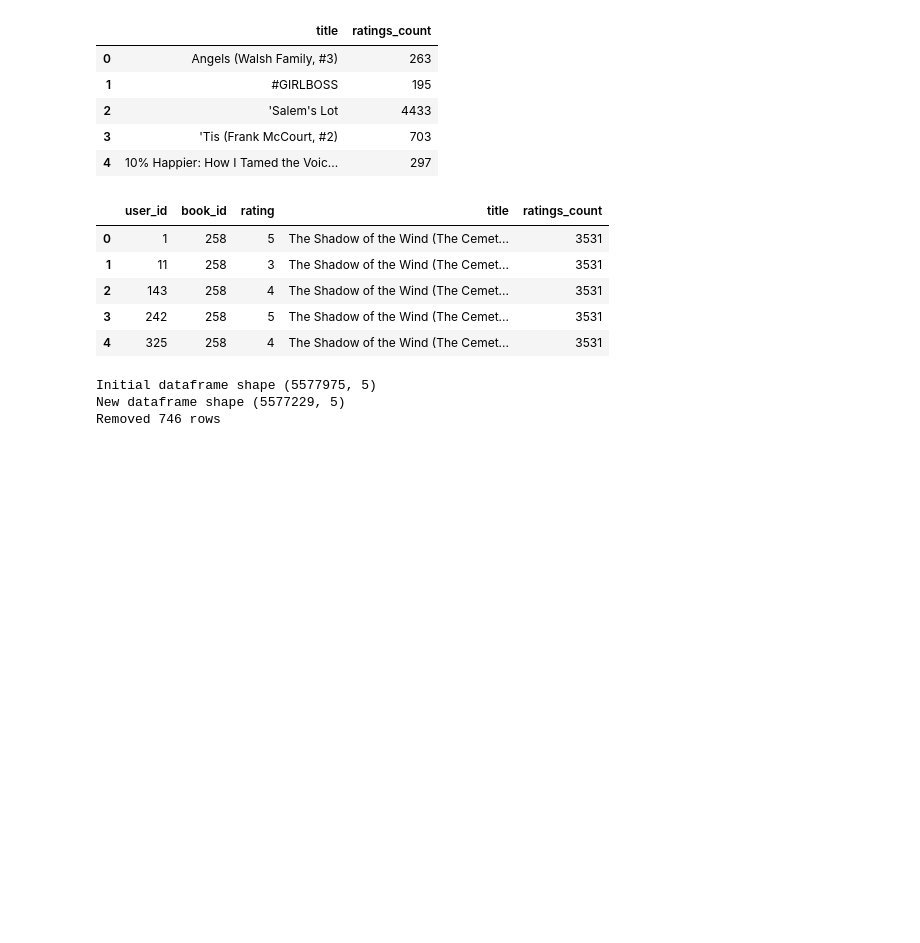
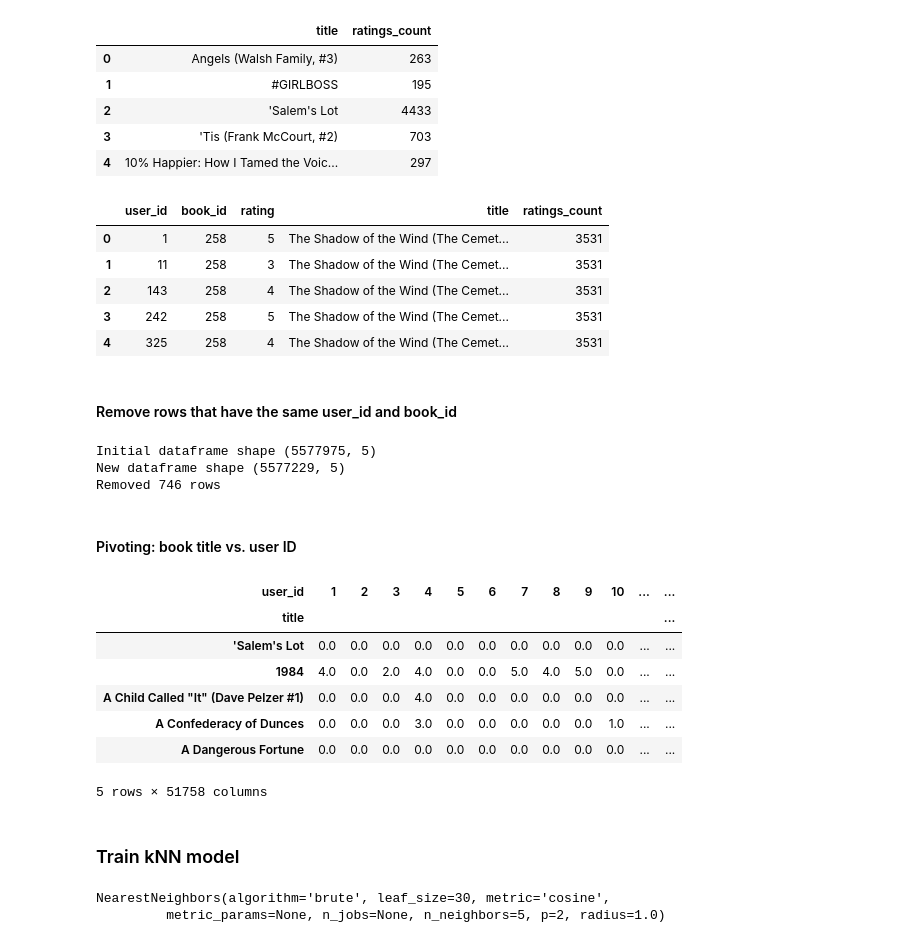
Before and after one commit to nminnie/Books-recommender, a Jupyter notebook: goodreads_recommendations.ipynb, the cells around one changed output. Saved outputs shown, nothing was run; the diff lists cells and outputs as text; code cells hidden in the pictures; blank space fills up the shorter version.

Commit message:
Added kNN model

```diff
--- a/goodreads_recommendations.ipynb
+++ b/goodreads_recommendations.ipynb
@@ -85,4 +87,6 @@ rating_with_count.head()
 | 2 | 143 | 258 | 4 | The Shadow of the Wind (The Cemet... | 3531 |
 | 3 | 242 | 258 | 5 | The Shadow of the Wind (The Cemet... | 3531 |
 | 4 | 325 | 258 | 4 | The Shadow of the Wind (The Cemet... | 3531 |
+# %% [markdown]
+#### Remove rows that have the same user_id and book_id
 # %%
@@ -98,3 +101,31 @@ if not rating_with_count[rating_with_count.duplicated(['user_id', 'title'])].emp
 Initial dataframe shape (5577975, 5)
 New dataframe shape (5577229, 5)
 Removed 746 rows
+# %% [markdown]
+#### Pivoting: book title vs. user ID
+# %%
+# For memory limitations, select the first 1 million ratings only
+rating_with_count = rating_with_count[:1000000]
+rating_pivot = rating_with_count.pivot(index = 'title', columns = 'user_id', values = 'rating').fillna(0)
+rating_pivot.head()
+# %% [output]
+| user_id | 1 | 2 | 3 | 4 | 5 | 6 | 7 | 8 | 9 | 10 | ... | ... |
+| title |  |  |  |  |  |  |  |  |  |  |  | ... |
+| 'Salem's Lot | 0.0 | 0.0 | 0.0 | 0.0 | 0.0 | 0.0 | 0.0 | 0.0 | 0.0 | 0.0 | ... | ... |
+| 1984 | 4.0 | 0.0 | 2.0 | 4.0 | 0.0 | 0.0 | 5.0 | 4.0 | 5.0 | 0.0 | ... | ... |
+| A Child Called "It" (Dave Pelzer #1) | 0.0 | 0.0 | 0.0 | 4.0 | 0.0 | 0.0 | 0.0 | 0.0 | 0.0 | 0.0 | ... | ... |
+| A Confederacy of Dunces | 0.0 | 0.0 | 0.0 | 3.0 | 0.0 | 0.0 | 0.0 | 0.0 | 0.0 | 1.0 | ... | ... |
+| A Dangerous Fortune | 0.0 | 0.0 | 0.0 | 0.0 | 0.0 | 0.0 | 0.0 | 0.0 | 0.0 | 0.0 | ... | ... |
+5 rows × 51758 columns
+# %% [markdown]
+### Train kNN model
+# %%
+rating_matrix = csr_matrix(rating_pivot.values)
+
+from sklearn.neighbors import NearestNeighbors
+
+model_knn = NearestNeighbors(metric = 'cosine', algorithm = 'brute')
+model_knn.fit(rating_matrix)
+# %% [output]
+NearestNeighbors(algorithm='brute', leaf_size=30, metric='cosine',
+         metric_params=None, n_jobs=None, n_neighbors=5, p=2, radius=1.0)
```
Also changed, not shown: parts of 8 cells of this notebook.
